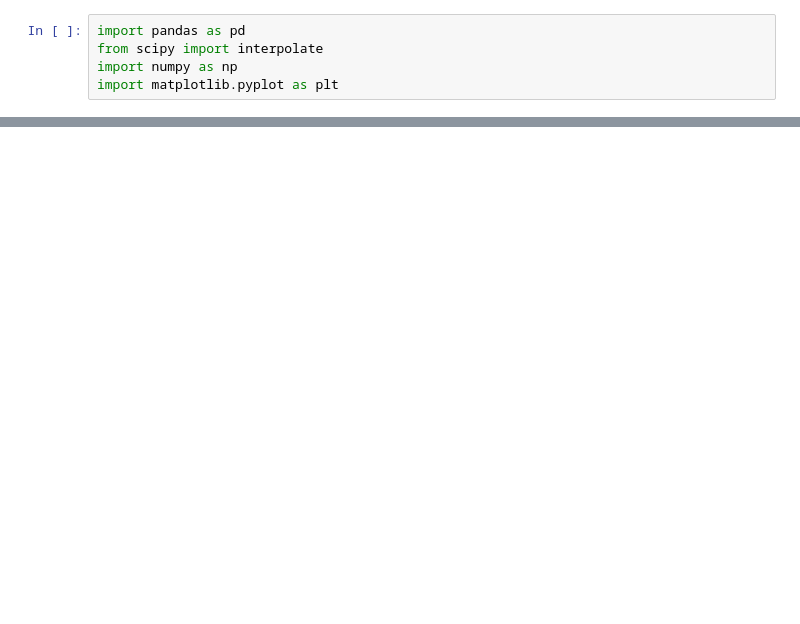
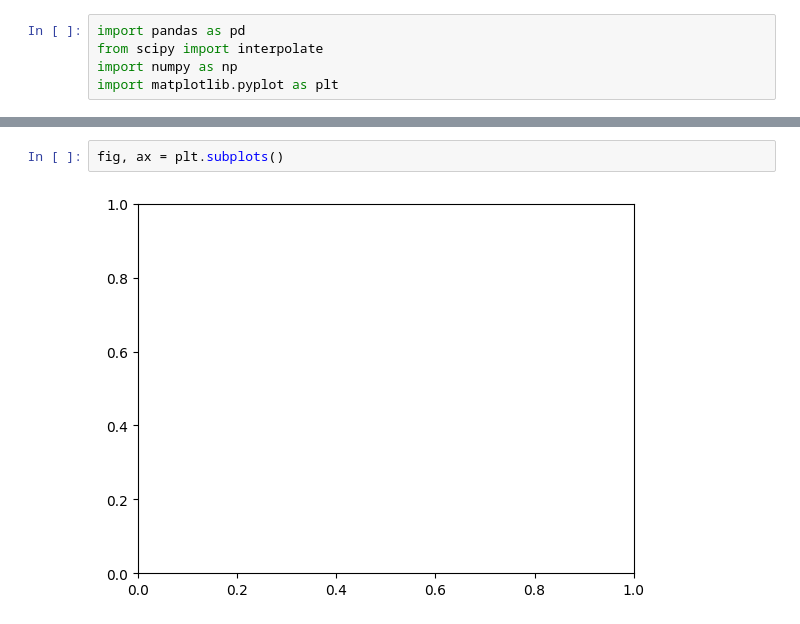
Before and after one commit to thomasgredig/worksheets, a Jupyter notebook: 18-worksheet.ipynb, the cells around one changed output, grey strips where cells are left out. Saved outputs shown, nothing was run; the diff lists cells and outputs as text; blank space fills up the shorter version.

```diff
--- a/18-worksheet.ipynb
+++ b/18-worksheet.ipynb
@@ -138,0 +271,4 @@ The End.
+# %%
+fig, ax = plt.subplots()
+# %% [output]
+[figure, added]
```
Also changed, not shown: parts of 44 cells of this notebook, 1 other file.
